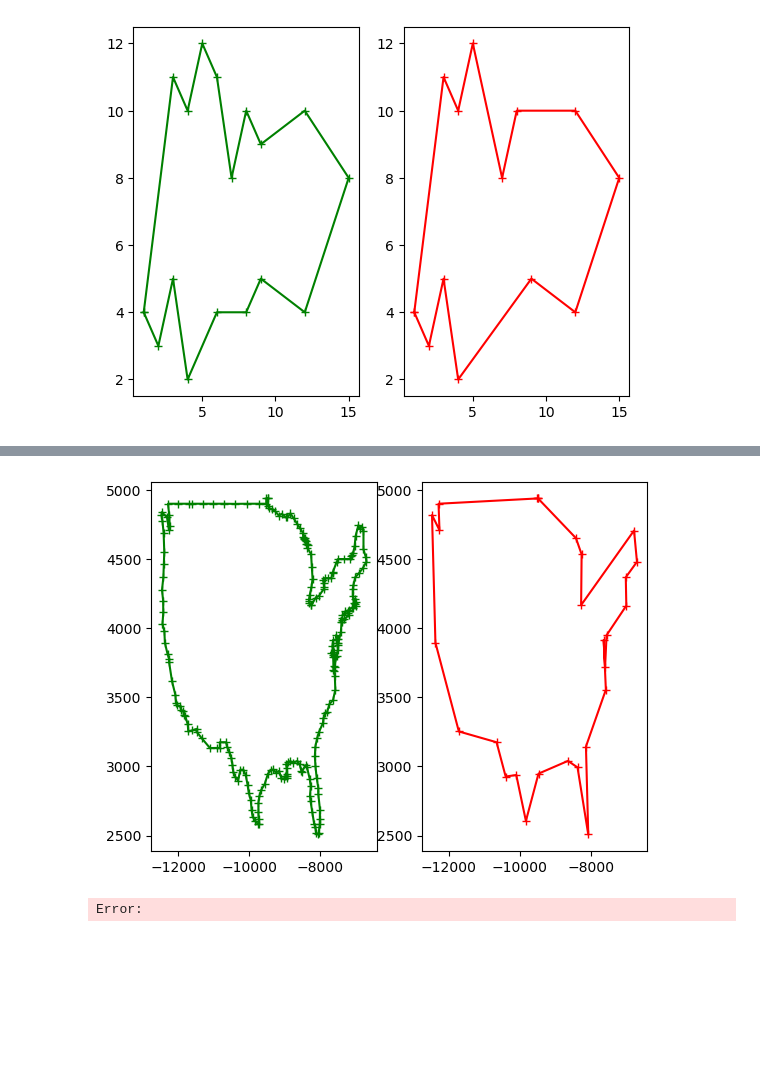
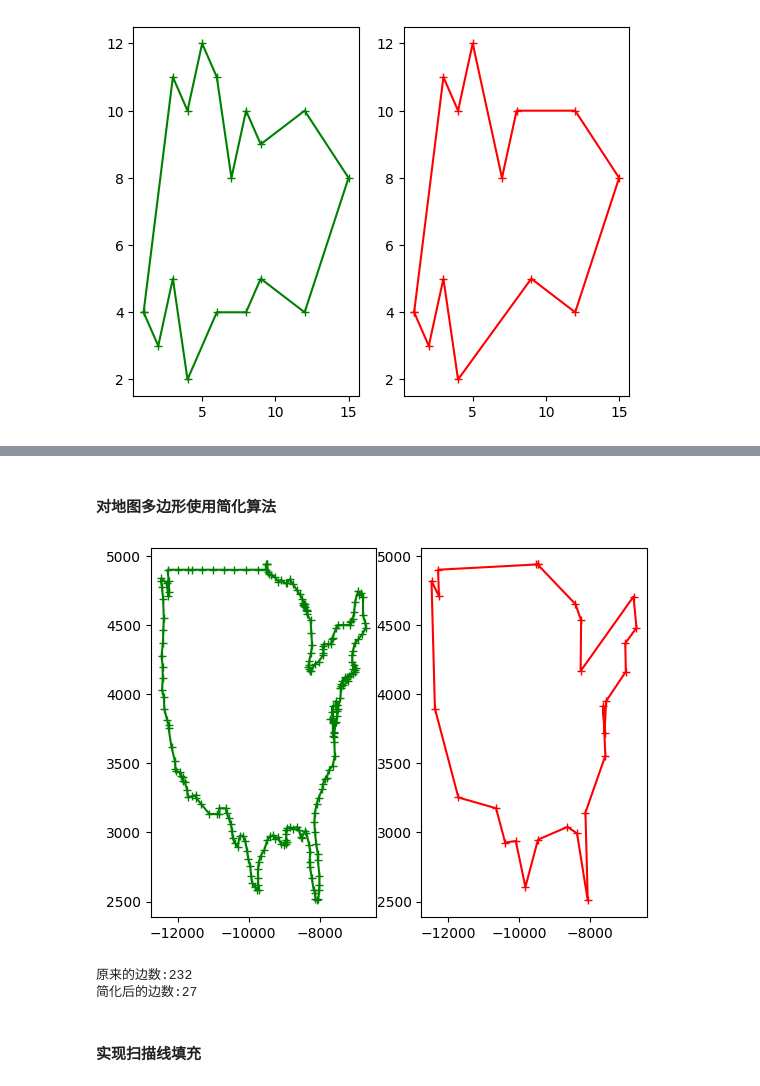
Before and after one commit to HandsomeSword/cv-homeword, a Jupyter notebook: test.ipynb, the cells around one changed output, grey strips where cells are left out. Saved outputs shown, nothing was run; the diff lists cells and outputs as text; code cells hidden in the pictures; blank space fills up the shorter version.

```diff
--- a/test.ipynb
+++ b/test.ipynb
@@ -85,5 +85,6 @@ class Douglas:
 # %%
 d = Douglas()
+d.D = 1
 d.readPoint()
 
 
@@ -135,33 +140,37 @@ coord = coordinates[0]
 map = coord[5][0]
 # %%
 map_int = [[int(value * 100) for value in sublist] for sublist in map]
+# %% [markdown]
+#### 对地图多边形使用简化算法
 # %%
+
 d = Douglas()
+d.D = 100
 d.readPoint(map=map_int)
 
 
-fig = plt.figure()
-a1 = fig.add_subplot(121)
+fig1 = plt.figure()
+a3 = fig1.add_subplot(121)
 dx = []
 dy = []
 for i in range(len(d.points)):
     dx.append(d.points[i].x)
     dy.append(d.points[i].y)
-a1.plot(dx, dy, color='g', linestyle='-', marker='+')
+a3.plot(dx, dy, color='g', linestyle='-', marker='+')
 p1 = d.points[0]
 p2 = d.points[-2]
 d.compress(p1, p2)
 
 # 抽稀之后绘制
 dx1 = []
 dy1 = []
-a2 = fig.add_subplot(122)
+a4 = fig1.add_subplot(122)
 for p in d.points:
     dx1.append(p.x)
     dy1.append(p.y)
-a2.plot(dx1, dy1, color='r', linestyle='-', marker='+')
+a4.plot(dx1, dy1, color='r', linestyle='-', marker='+')
 
 
 plt.show()
 # %% [output]
-[figure, old version]
+[figure, new version]
@@ -264,18 +177,7 @@ def fillIn(x, y, pointnum, ax):
-# %%
-#初始化图标设置
-fig = plt.figure(figsize=(7, 7))
-ax = axisartist.Subplot(fig, 111, title='Fill Polygons');
-fig.add_axes(ax)
-
-#输入点数(顺着输)，画多边形
-x = dx
-y = dy
-ax.plot(x, y)
-
-#填充多边形
-pointnum = len(x)
-fillIn(x, y, pointnum, ax)
-plt.axis("equal")
-plt.show()
-# %% [output]
-Error:
+# %%
+print(f"原来的边数:{len(dx) - 1}\n简化后的边数:{len(dx1) - 1}")
+# %% [output]
+原来的边数:232
+简化后的边数:27
+# %% [markdown]
+#### 实现扫描线填充
```
Also changed, not shown: parts of 11 cells of this notebook, 1 other file.
